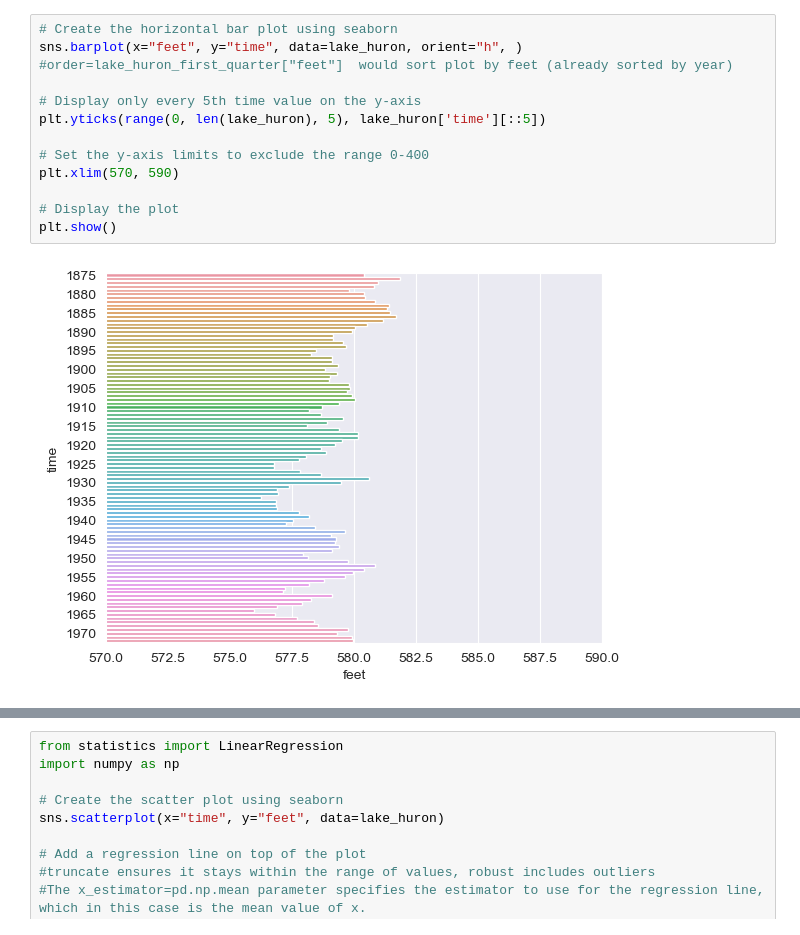
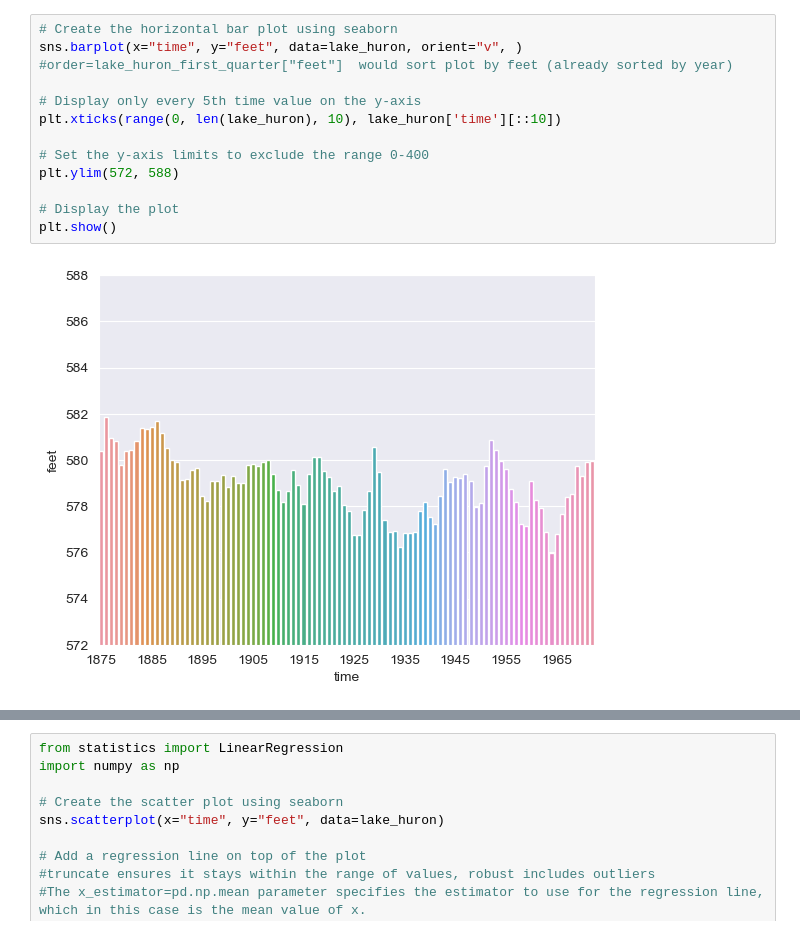
Before and after one commit to KailaBtw/DataScience, a Jupyter notebook: Practice/lakeHuron.ipynb, the cells around one changed output, grey strips where cells are left out. Saved outputs shown, nothing was run; the diff lists cells and outputs as text.

Commit message:
add more methods to examine data

```diff
--- a/Practice/lakeHuron.ipynb
+++ b/Practice/lakeHuron.ipynb
@@ -53,16 +117,16 @@ plt.show()
 # %%
 # Create the horizontal bar plot using seaborn
-sns.barplot(x="feet", y="time", data=lake_huron, orient="h", )
+sns.barplot(x="time", y="feet", data=lake_huron, orient="v", )
 #order=lake_huron_first_quarter["feet"]  would sort plot by feet (already sorted by year)
 
 # Display only every 5th time value on the y-axis
-plt.yticks(range(0, len(lake_huron), 5), lake_huron['time'][::5])
+plt.xticks(range(0, len(lake_huron), 10), lake_huron['time'][::10])
 
 # Set the y-axis limits to exclude the range 0-400
-plt.xlim(570, 590)
+plt.ylim(572, 588)
 
 # Display the plot
 plt.show()
 # %% [output]
-[figure, old version]
+[figure, new version]
 # %%
```
Also changed, not shown: parts of 10 cells of this notebook.
